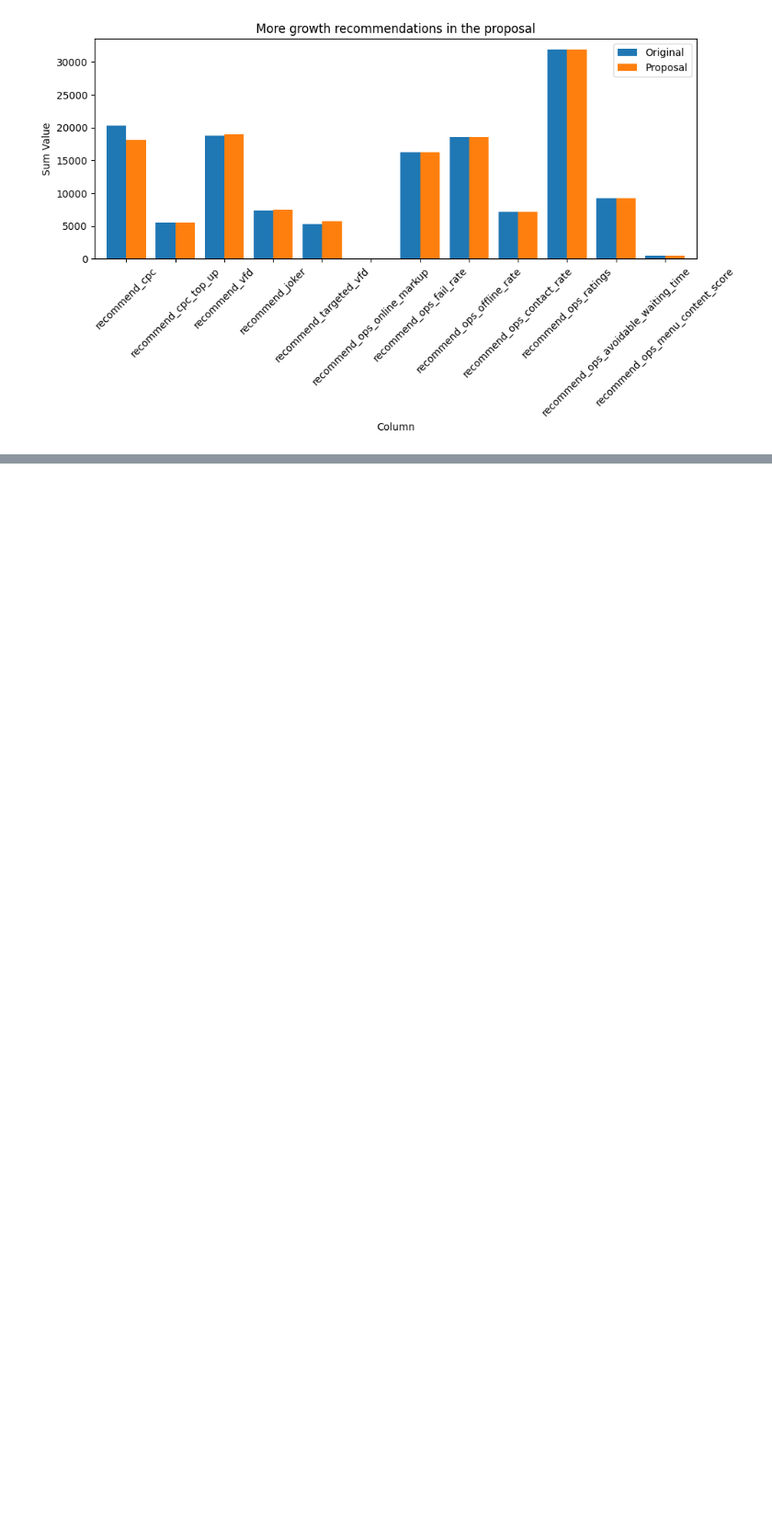
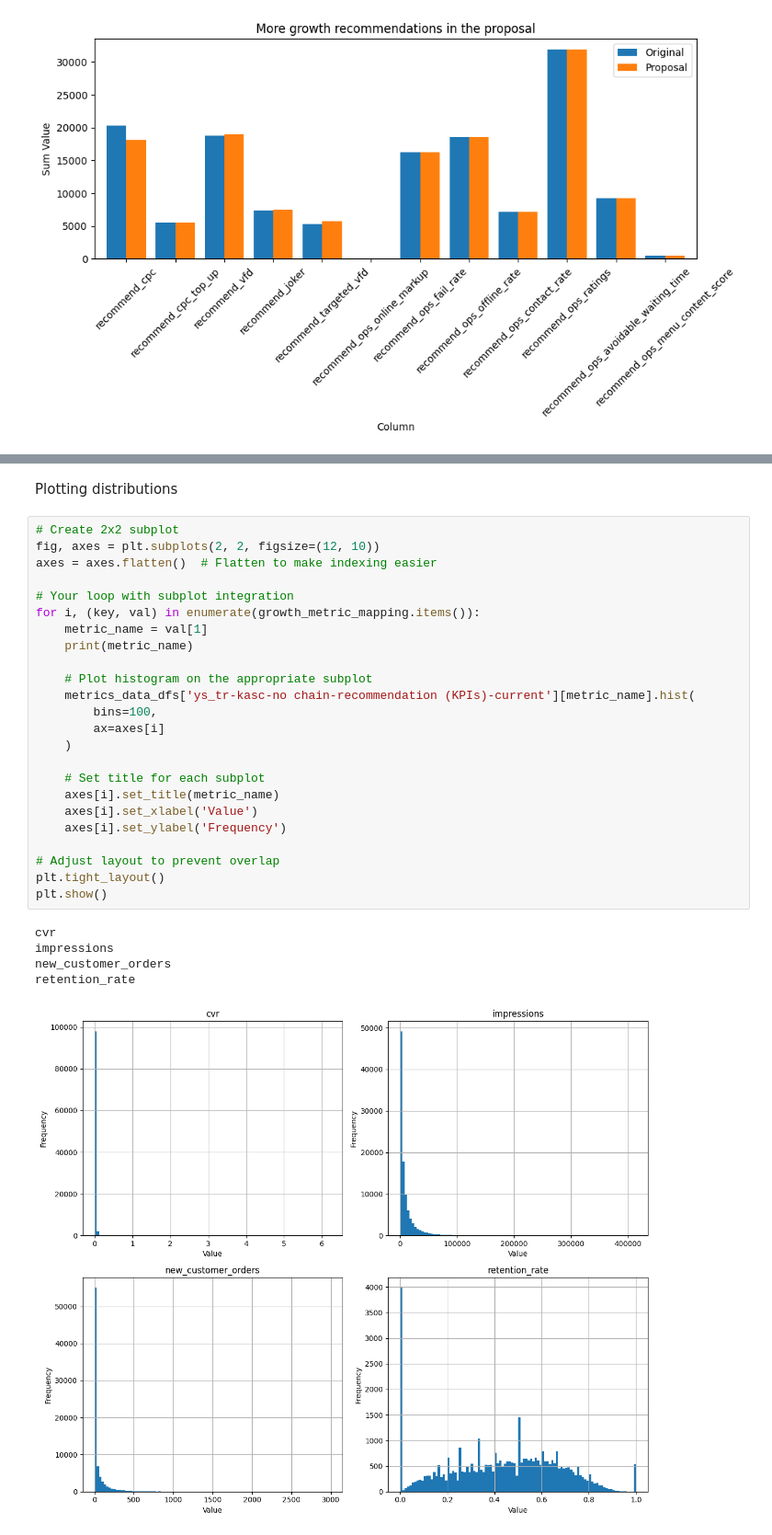
Before and after one commit to pdoupe/ad_hoc, a Jupyter notebook: cohorts/notebooks/cohort_selection.ipynb, the cells around one changed output, grey strips where cells are left out. Shown at 92% size. Saved outputs shown, nothing was run; the diff lists cells and outputs as text; blank space fills up the shorter version.

```diff
--- a/cohorts/notebooks/cohort_selection.ipynb
+++ b/cohorts/notebooks/cohort_selection.ipynb
@@ -1204,0 +1159,32 @@ KeyError: 'no chain logic-even-recommendation-current'
+# %% [markdown]
+Plotting distributions
+# %%
+# Create 2x2 subplot
+fig, axes = plt.subplots(2, 2, figsize=(12, 10))
+axes = axes.flatten()  # Flatten to make indexing easier
+
+# Your loop with subplot integration
+for i, (key, val) in enumerate(growth_metric_mapping.items()):
+    metric_name = val[1]
+    print(metric_name)
+
+    # Plot histogram on the appropriate subplot
+    metrics_data_dfs['ys_tr-kasc-no chain-recommendation (KPIs)-current'][metric_name].hist(
+        bins=100,
+        ax=axes[i]
+    )
+
+    # Set title for each subplot
+    axes[i].set_title(metric_name)
+    axes[i].set_xlabel('Value')
+    axes[i].set_ylabel('Frequency')
+
+# Adjust layout to prevent overlap
+plt.tight_layout()
+plt.show()
+# %% [output]
+cvr
+impressions
+new_customer_orders
+retention_rate
+[figure, added]
```
Also changed, not shown: parts of 12 cells of this notebook.
